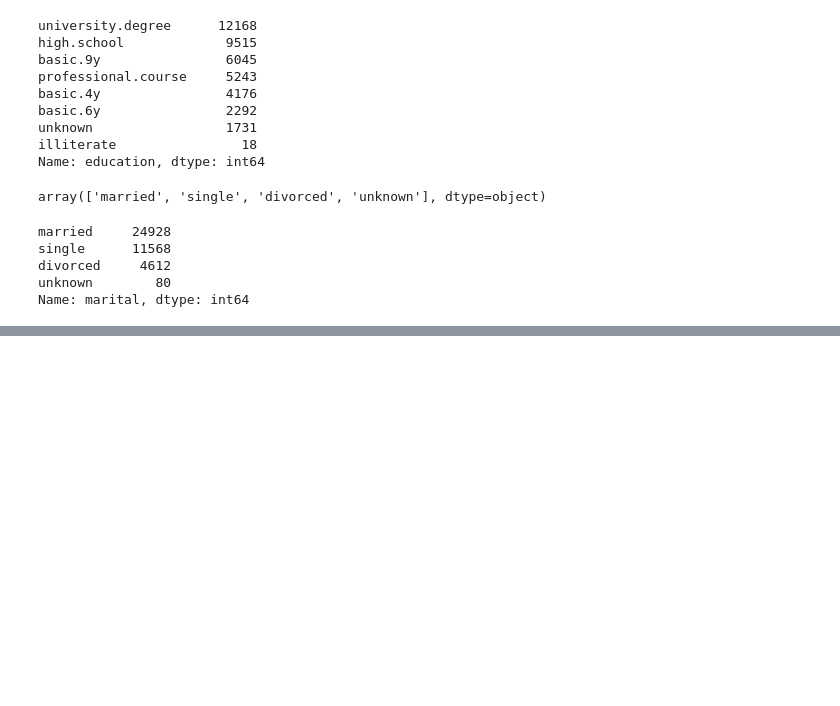
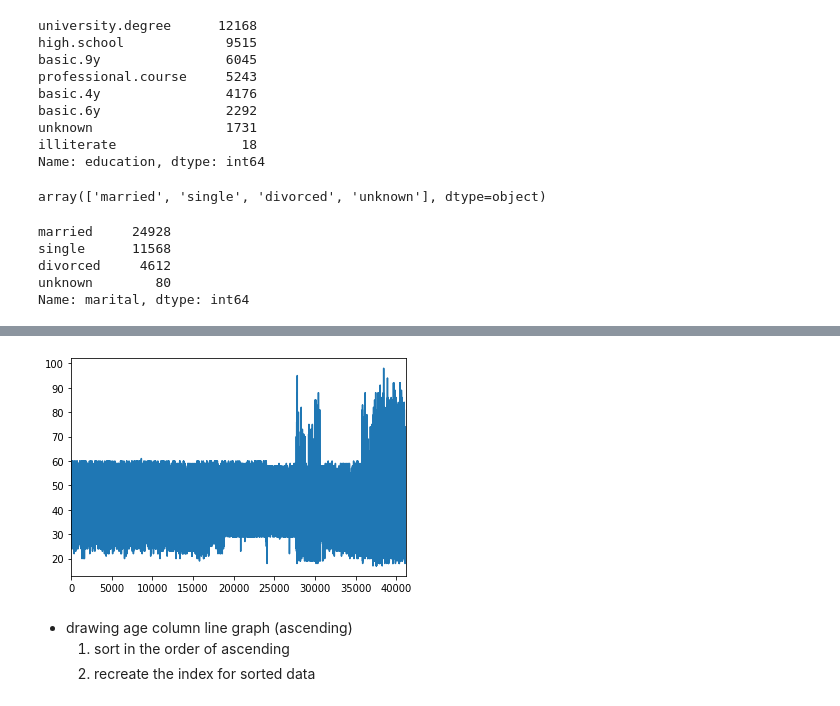
Before and after one commit to YoungJae-Hur/Data-science, a Jupyter notebook: project-marketing/8. client data analysis.ipynb, the cells around one changed output, grey strips where cells are left out. Drawn from its saved outputs; the diff is of its cells as text; code cells hidden in the pictures; blank space fills up the shorter version.

Commit message:
Add visualization in data analysis

```diff
--- a/project-marketing/8. client data analysis.ipynb
+++ b/project-marketing/8. client data analysis.ipynb
@@ -219,0 +237,9 @@ Name: marital, dtype: int64
+# %%
+df['age'].plot()
+plt.show() # x-axis is the sequence of index
+# %% [output]
+[figure, added]
+# %% [markdown]
+- drawing age column line graph (ascending)
+    1. sort in the order of ascending
+    2. recreate the index for sorted data
```
Also changed, not shown: parts of 9 cells of this notebook.
